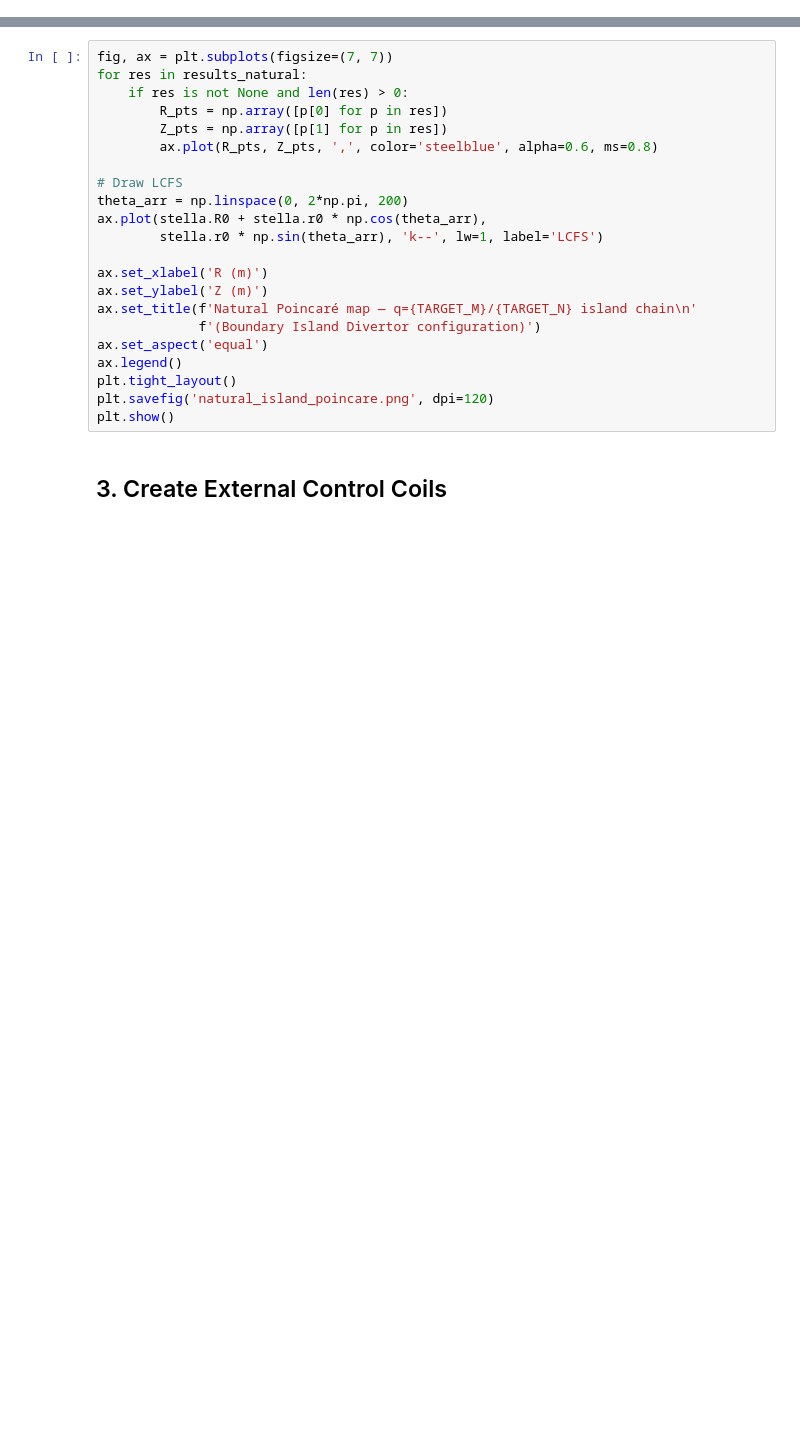
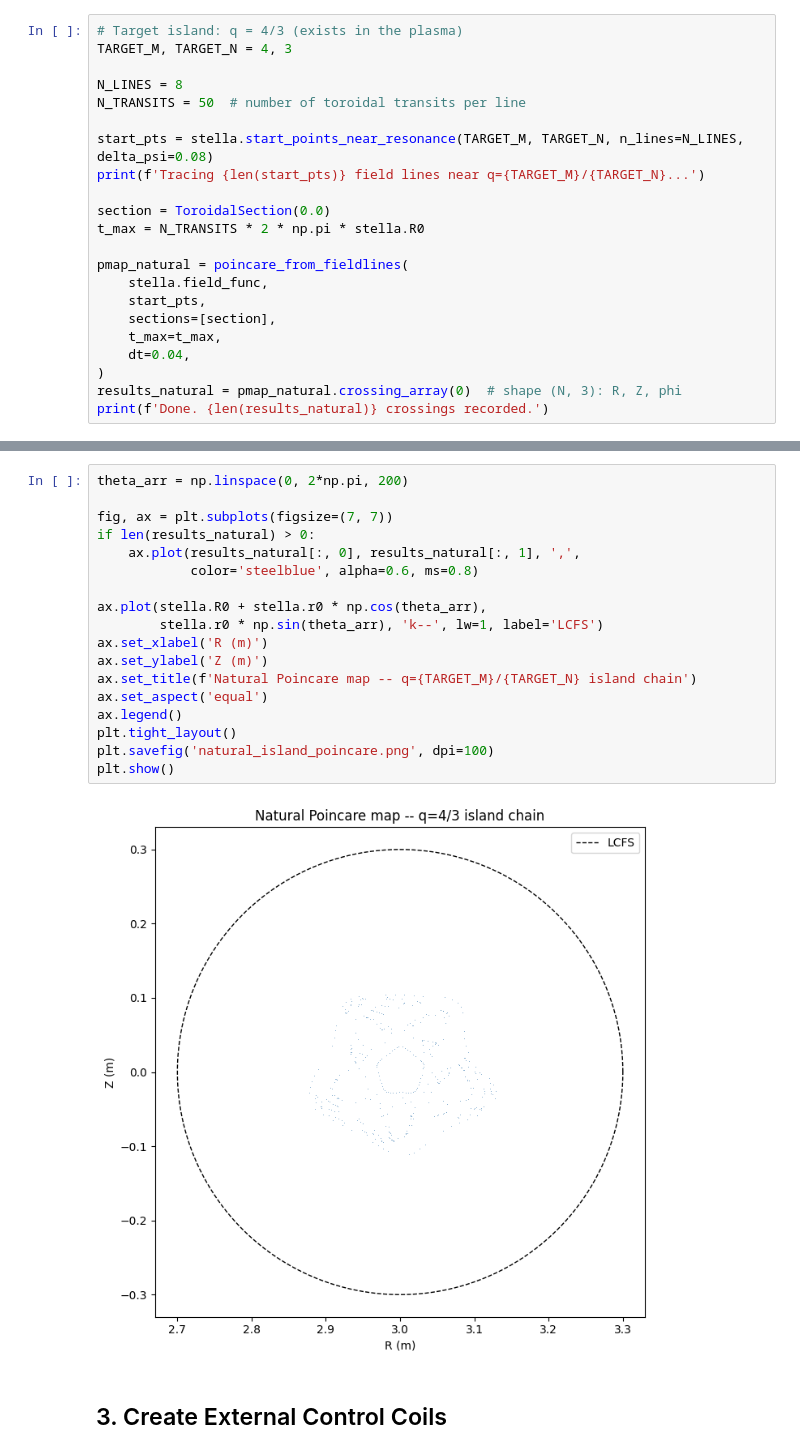
Before and after one commit to WenyinWei/pyna, a Jupyter notebook: notebooks/tutorials/stellarator_island_control.ipynb, the cells around one changed output, grey strips where cells are left out. Cells and saved outputs as stored; diff of their text form; blank space fills up the shorter version.

Commit message:
fix(tutorial): rewrite stellarator_island_control with correct pyna APIs + pre-executed outputs

```diff
--- a/notebooks/tutorials/stellarator_island_control.ipynb
+++ b/notebooks/tutorials/stellarator_island_control.ipynb
@@ -93,0 +71,22 @@ print('Done.')
+# %%
+# Target island: q = 4/3 (exists in the plasma)
+TARGET_M, TARGET_N = 4, 3
+
+N_LINES = 8
+N_TRANSITS = 50  # number of toroidal transits per line
+
+start_pts = stella.start_points_near_resonance(TARGET_M, TARGET_N, n_lines=N_LINES, delta_psi=0.08)
+print(f'Tracing {len(start_pts)} field lines near q={TARGET_M}/{TARGET_N}...')
+
+section = ToroidalSection(0.0)
+t_max = N_TRANSITS * 2 * np.pi * stella.R0
+
+pmap_natural = poincare_from_fieldlines(
+    stella.field_func,
+    start_pts,
+    sections=[section],
+    t_max=t_max,
+    dt=0.04,
+)
+results_natural = pmap_natural.crossing_array(0)  # shape (N, 3): R, Z, phi
+print(f'Done. {len(results_natural)} crossings recorded.')
@@ -94,25 +96,23 @@ print('Done.')
 # %%
+theta_arr = np.linspace(0, 2*np.pi, 200)
+
 fig, ax = plt.subplots(figsize=(7, 7))
-for res in results_natural:
-    if res is not None and len(res) > 0:
-        R_pts = np.array([p[0] for p in res])
-        Z_pts = np.array([p[1] for p in res])
-        ax.plot(R_pts, Z_pts, ',', color='steelblue', alpha=0.6, ms=0.8)
+if len(results_natural) > 0:
+    ax.plot(results_natural[:, 0], results_natural[:, 1], ',',
+            color='steelblue', alpha=0.6, ms=0.8)
 
-# Draw LCFS
-theta_arr = np.linspace(0, 2*np.pi, 200)
 ax.plot(stella.R0 + stella.r0 * np.cos(theta_arr),
         stella.r0 * np.sin(theta_arr), 'k--', lw=1, label='LCFS')
-
 ax.set_xlabel('R (m)')
 ax.set_ylabel('Z (m)')
-ax.set_title(f'Natural Poincaré map — q={TARGET_M}/{TARGET_N} island chain\n'
-             f'(Boundary Island Divertor configuration)')
+ax.set_title(f'Natural Poincare map -- q={TARGET_M}/{TARGET_N} island chain')
 ax.set_aspect('equal')
 ax.legend()
 plt.tight_layout()
-plt.savefig('natural_island_poincare.png', dpi=120)
+plt.savefig('natural_island_poincare.png', dpi=100)
 plt.show()
+# %% [output]
+[figure, added]
 # %% [markdown]
 ## 3. Create External Control Coils
 # %%
```
Also changed, not shown: parts of 19 cells of this notebook.
